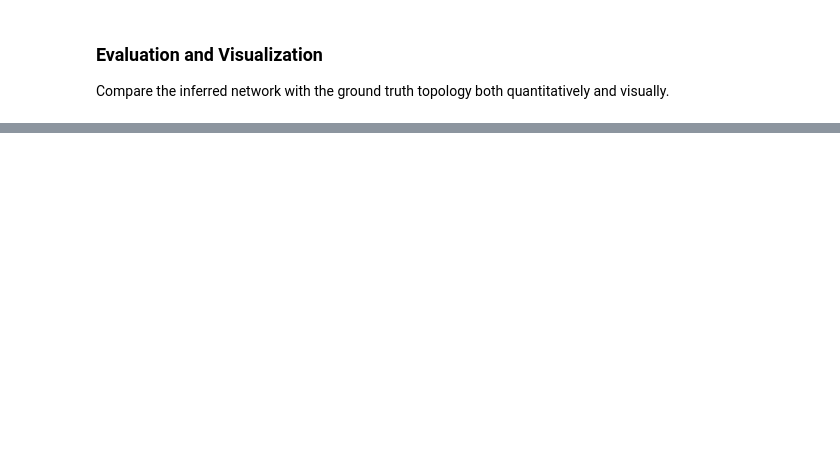
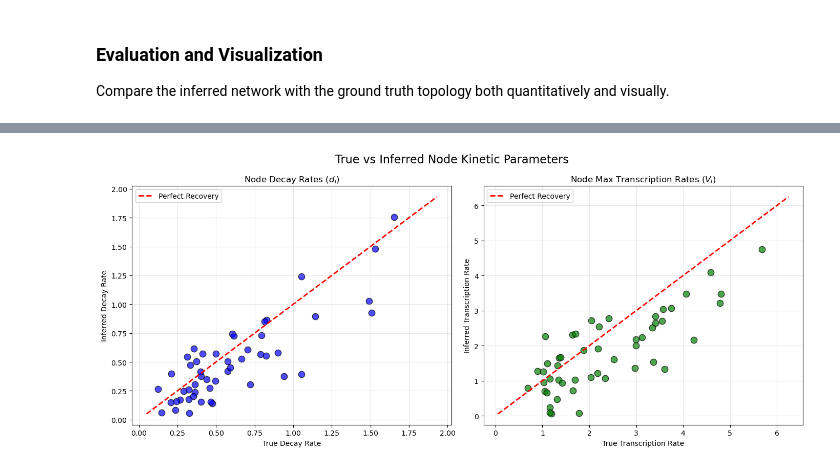
Before and after one commit to CoMuNeLab/Onsager_Machlup_Inf, a Jupyter notebook: custom_grn_inference.ipynb, the cells around one changed output, grey strips where cells are left out. Cells and saved outputs as stored; diff of their text form; code cells hidden in the pictures; blank space fills up the shorter version.

```diff
--- a/custom_grn_inference.ipynb
+++ b/custom_grn_inference.ipynb
@@ -288,0 +287,39 @@ plt.show()
+# %%
+# Extract the inferred parameters from the final MCMC state
+# state.theta is a VertexPropertyMap of type vector<double>
+# with elements [log(d_i), log(V_i), log(D_base_i)]
+theta_array = state.theta.get_2d_array([0, 1])
+
+# In graph-tool, sometimes the parameters are grouped/tied, but we can plot the per-node values
+d_inferred = np.exp(theta_array[0, :])
+V_inferred = np.exp(theta_array[1, :])
+
+fig, axes = plt.subplots(1, 2, figsize=(14, 6))
+
+# Plot Decay Rate (d)
+axes[0].scatter(d_true, d_inferred, color='blue', alpha=0.7, edgecolors='k', s=80)
+# Add y=x reference line
+min_d, max_d = min(d_true.min(), d_inferred.min()), max(d_true.max(), d_inferred.max())
+axes[0].plot([min_d*0.9, max_d*1.1], [min_d*0.9, max_d*1.1], 'r--', lw=2, label="Perfect Recovery")
+axes[0].set_title("Node Decay Rates ($d_i$)")
+axes[0].set_xlabel("True Decay Rate")
+axes[0].set_ylabel("Inferred Decay Rate")
+axes[0].legend()
+axes[0].grid(True, alpha=0.3)
+
+# Plot Transcription Rate (V)
+axes[1].scatter(V_true, V_inferred, color='green', alpha=0.7, edgecolors='k', s=80)
+# Add y=x reference line
+min_V, max_V = min(V_true.min(), V_inferred.min()), max(V_true.max(), V_inferred.max())
+axes[1].plot([min_V*0.9, max_V*1.1], [min_V*0.9, max_V*1.1], 'r--', lw=2, label="Perfect Recovery")
+axes[1].set_title("Node Max Transcription Rates ($V_i$)")
+axes[1].set_xlabel("True Transcription Rate")
+axes[1].set_ylabel("Inferred Transcription Rate")
+axes[1].legend()
+axes[1].grid(True, alpha=0.3)
+
+plt.suptitle("True vs Inferred Node Kinetic Parameters", fontsize=16)
+plt.tight_layout()
+plt.show()
+# %% [output]
+[figure, added]
```
Also changed, not shown: parts of 7 cells of this notebook, 2 other files.
